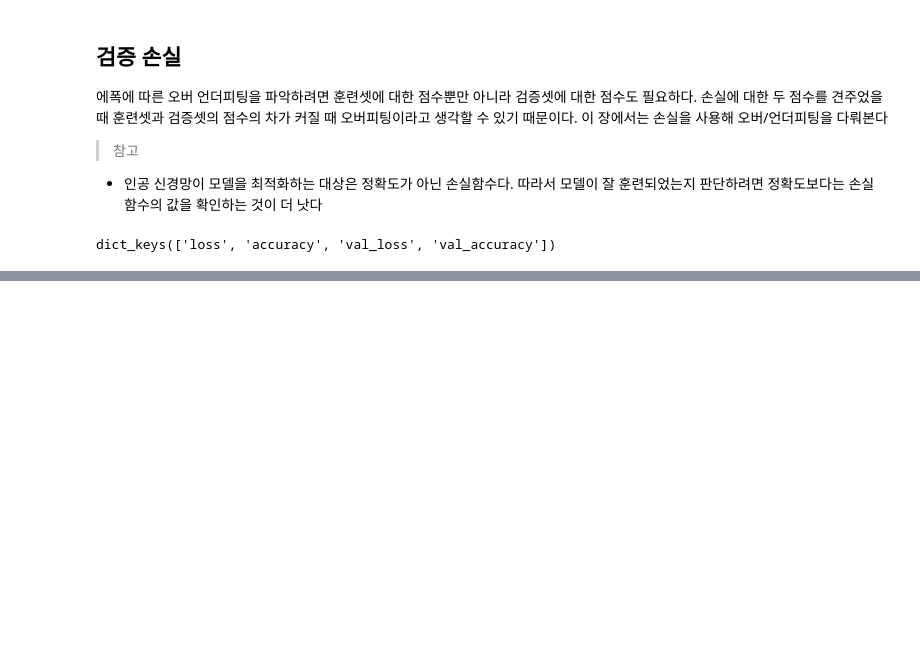
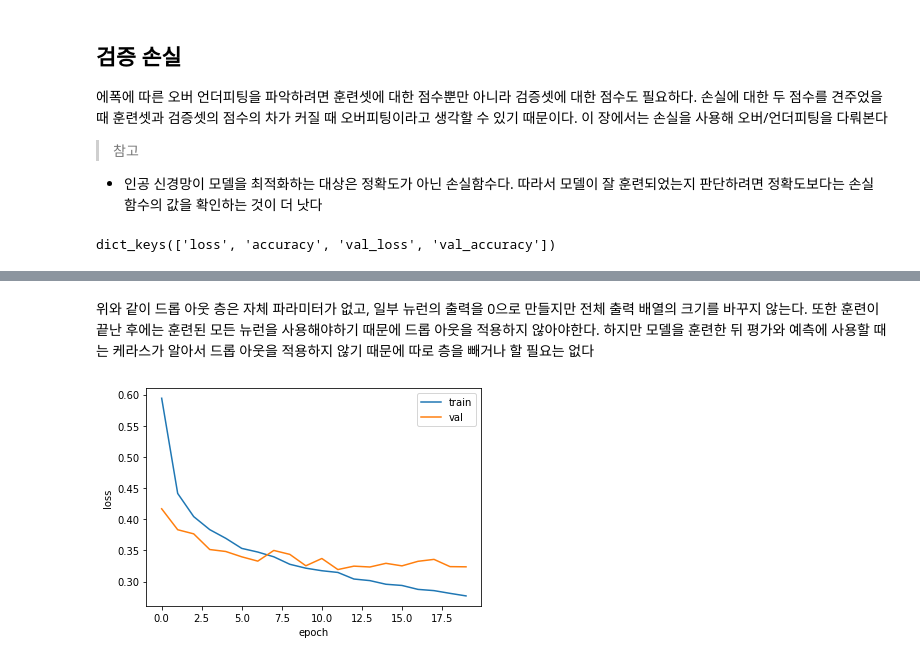
Before and after one commit to Idontknowrithm/ML-compilation_SelfDev, a Jupyter notebook: 7_3_신경망_모델_훈련.ipynb, the cells around one changed output, grey strips where cells are left out. Saved outputs shown, nothing was run; the diff lists cells and outputs as text; code cells hidden in the pictures; blank space fills up the shorter version.

```diff
--- a/7_3_신경망_모델_훈련.ipynb
+++ b/7_3_신경망_모델_훈련.ipynb
@@ -129,0 +135,4 @@ plt.show()
+# %%
+# 30% 드롭 아웃
+model = model_fn(keras.layers.Dropout(0.3))
+model.summary()
@@ -129,0 +157,17 @@ plt.show()
+# %% [markdown]
+위와 같이 드롭 아웃 층은 자체 파라미터가 없고, 일부 뉴런의 출력을 0으로 만들지만 전체 출력 배열의 크기를 바꾸지 않는다. 또한 훈련이 끝난 후에는 훈련된 모든 뉴런을 사용해야하기 때문에 드롭 아웃을 적용하지 않아야한다. 하지만 모델을 훈련한 뒤 평가와 예측에 사용할 때는 케라스가 알아서 드롭 아웃을 적용하지 않기 때문에 따로 층을 빼거나 할 필요는 없다
+# %%
+# 드롭 아웃을 적용하여 훈련
+model.compile(optimizer='adam', loss='sparse_categorical_crossentropy',
+              metrics='accuracy')
+history = model.fit(train_scaled, train_target, epochs=20, verbose=0,
+                    validation_data=(val_scaled, val_target))
+
+plt.plot(history.history['loss'])
+plt.plot(history.history['val_loss'])
+plt.xlabel('epoch')
+plt.ylabel('loss')
+plt.legend(['train', 'val'])
+plt.show()
+# %% [output]
+[figure, added]
```
Also changed, not shown: parts of 17 cells of this notebook.
